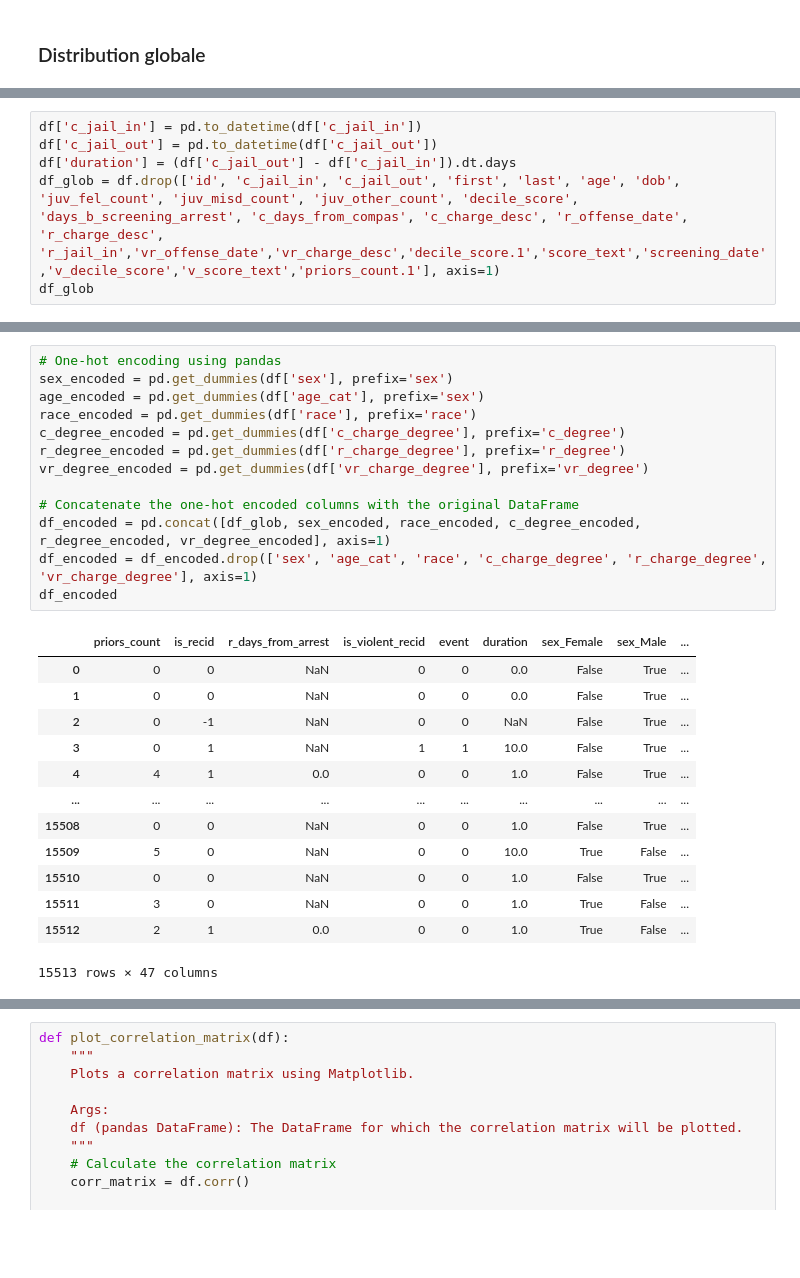
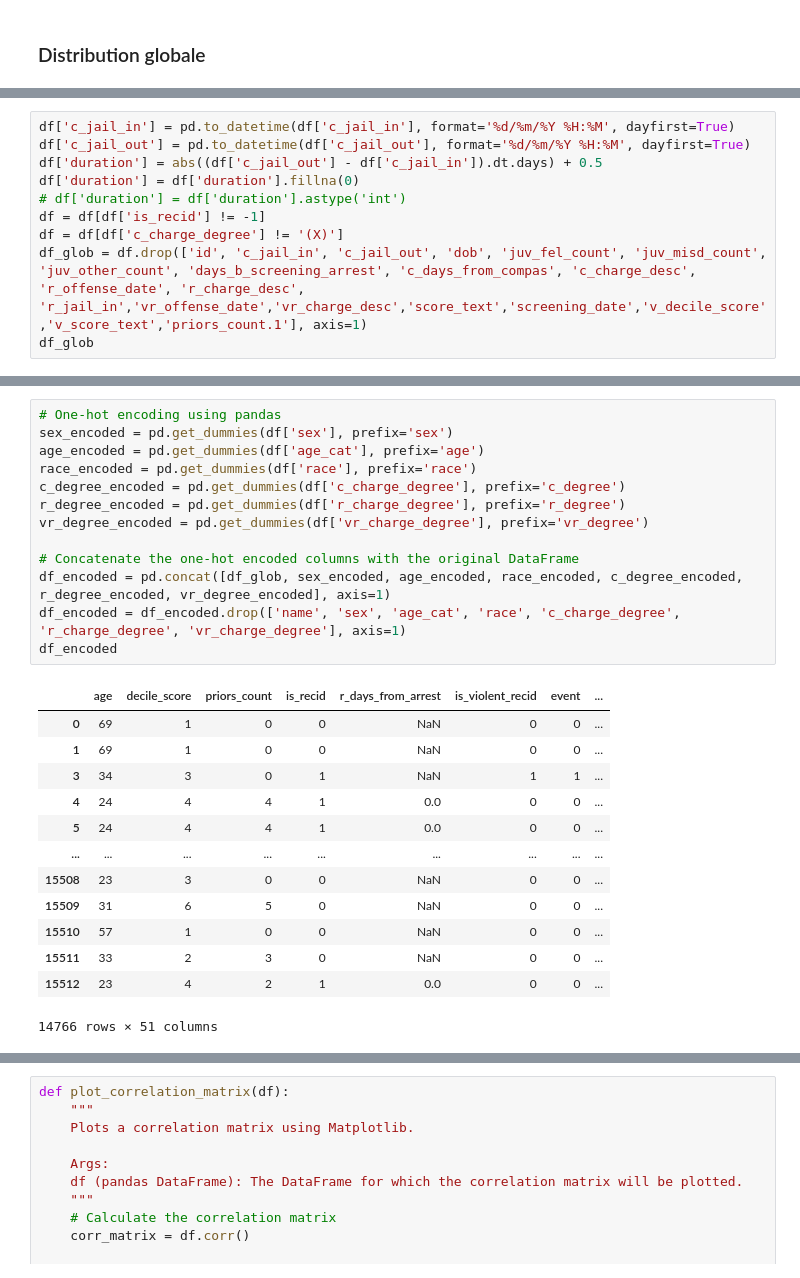
Before and after one commit to RonangLeSang/PROJ831, a Jupyter notebook: data_analysis.ipynb, the cells around one changed output, grey strips where cells are left out. Cells and saved outputs as stored; diff of their text form; blank space fills up the shorter version.

```diff
--- a/data_analysis.ipynb
+++ b/data_analysis.ipynb
@@ -32,9 +35,13 @@ column_names
  'priors_count.1',
  'event']
 # %%
-df['c_jail_in'] = pd.to_datetime(df['c_jail_in'])
-df['c_jail_out'] = pd.to_datetime(df['c_jail_out'])
-df['duration'] = (df['c_jail_out'] - df['c_jail_in']).dt.days
-df_glob = df.drop(['id', 'c_jail_in', 'c_jail_out', 'first', 'last', 'age', 'dob', 'juv_fel_count', 'juv_misd_count', 'juv_other_count', 'decile_score', 'days_b_screening_arrest', 'c_days_from_compas', 'c_charge_desc', 'r_offense_date', 'r_charge_desc', 'r_jail_in','vr_offense_date','vr_charge_desc','decile_score.1','score_text','screening_date','v_decile_score','v_score_text','priors_count.1'], axis=1)
+df['c_jail_in'] = pd.to_datetime(df['c_jail_in'], format='%d/%m/%Y %H:%M', dayfirst=True)
+df['c_jail_out'] = pd.to_datetime(df['c_jail_out'], format='%d/%m/%Y %H:%M', dayfirst=True)
+df['duration'] = abs((df['c_jail_out'] - df['c_jail_in']).dt.days) + 0.5
+df['duration'] = df['duration'].fillna(0)
+# df['duration'] = df['duration'].astype('int')
+df = df[df['is_recid'] != -1]
+df = df[df['c_charge_degree'] != '(X)']
+df_glob = df.drop(['id', 'c_jail_in', 'c_jail_out', 'dob', 'juv_fel_count', 'juv_misd_count', 'juv_other_count', 'days_b_screening_arrest', 'c_days_from_compas', 'c_charge_desc', 'r_offense_date', 'r_charge_desc', 'r_jail_in','vr_offense_date','vr_charge_desc','score_text','screening_date','v_decile_score','v_score_text','priors_count.1'], axis=1)
 df_glob
 # %% [output]
@@ -58,27 +61,27 @@ Parsing dates in %d/%m/%Y %H:%M format when dayfirst=False (the default) was spe
 # %%
 # One-hot encoding using pandas
 sex_encoded = pd.get_dummies(df['sex'], prefix='sex')
-age_encoded = pd.get_dummies(df['age_cat'], prefix='sex')
+age_encoded = pd.get_dummies(df['age_cat'], prefix='age')
 race_encoded = pd.get_dummies(df['race'], prefix='race')
 c_degree_encoded = pd.get_dummies(df['c_charge_degree'], prefix='c_degree')
 r_degree_encoded = pd.get_dummies(df['r_charge_degree'], prefix='r_degree')
 vr_degree_encoded = pd.get_dummies(df['vr_charge_degree'], prefix='vr_degree')
 
 # Concatenate the one-hot encoded columns with the original DataFrame
-df_encoded = pd.concat([df_glob, sex_encoded, race_encoded, c_degree_encoded, r_degree_encoded, vr_degree_encoded], axis=1)
-df_encoded = df_encoded.drop(['sex', 'age_cat', 'race', 'c_charge_degree', 'r_charge_degree', 'vr_charge_degree'], axis=1)
+df_encoded = pd.concat([df_glob, sex_encoded, age_encoded, race_encoded, c_degree_encoded, r_degree_encoded, vr_degree_encoded], axis=1)
+df_encoded = df_encoded.drop(['name', 'sex', 'age_cat', 'race', 'c_charge_degree', 'r_charge_degree', 'vr_charge_degree'], axis=1)
 df_encoded
 # %% [output]
-|  | priors_count | is_recid | r_days_from_arrest | is_violent_recid | event | duration | sex_Female | sex_Male | ... |
-| 0 | 0 | 0 | NaN | 0 | 0 | 0.0 | False | True | ... |
-| 1 | 0 | 0 | NaN | 0 | 0 | 0.0 | False | True | ... |
-| 2 | 0 | -1 | NaN | 0 | 0 | NaN | False | True | ... |
-| 3 | 0 | 1 | NaN | 1 | 1 | 10.0 | False | True | ... |
-| 4 | 4 | 1 | 0.0 | 0 | 0 | 1.0 | False | True | ... |
-| ... | ... | ... | ... | ... | ... | ... | ... | ... | ... |
-| 15508 | 0 | 0 | NaN | 0 | 0 | 1.0 | False | True | ... |
-| 15509 | 5 | 0 | NaN | 0 | 0 | 10.0 | True | False | ... |
-| 15510 | 0 | 0 | NaN | 0 | 0 | 1.0 | False | True | ... |
-| 15511 | 3 | 0 | NaN | 0 | 0 | 1.0 | True | False | ... |
-| 15512 | 2 | 1 | 0.0 | 0 | 0 | 1.0 | True | False | ... |
+|  | age | decile_score | priors_count | is_recid | r_days_from_arrest | is_violent_recid | event | ... |
+| 0 | 69 | 1 | 0 | 0 | NaN | 0 | 0 | ... |
+| 1 | 69 | 1 | 0 | 0 | NaN | 0 | 0 | ... |
+| 3 | 34 | 3 | 0 | 1 | NaN | 1 | 1 | ... |
+| 4 | 24 | 4 | 4 | 1 | 0.0 | 0 | 0 | ... |
+| 5 | 24 | 4 | 4 | 1 | 0.0 | 0 | 0 | ... |
+| ... | ... | ... | ... | ... | ... | ... | ... | ... |
+| 15508 | 23 | 3 | 0 | 0 | NaN | 0 | 0 | ... |
+| 15509 | 31 | 6 | 5 | 0 | NaN | 0 | 0 | ... |
+| 15510 | 57 | 1 | 0 | 0 | NaN | 0 | 0 | ... |
+| 15511 | 33 | 2 | 3 | 0 | NaN | 0 | 0 | ... |
+| 15512 | 23 | 4 | 2 | 1 | 0.0 | 0 | 0 | ... |
-15513 rows × 47 columns
+14766 rows × 51 columns
```
Also changed, not shown: parts of 21 cells of this notebook.
